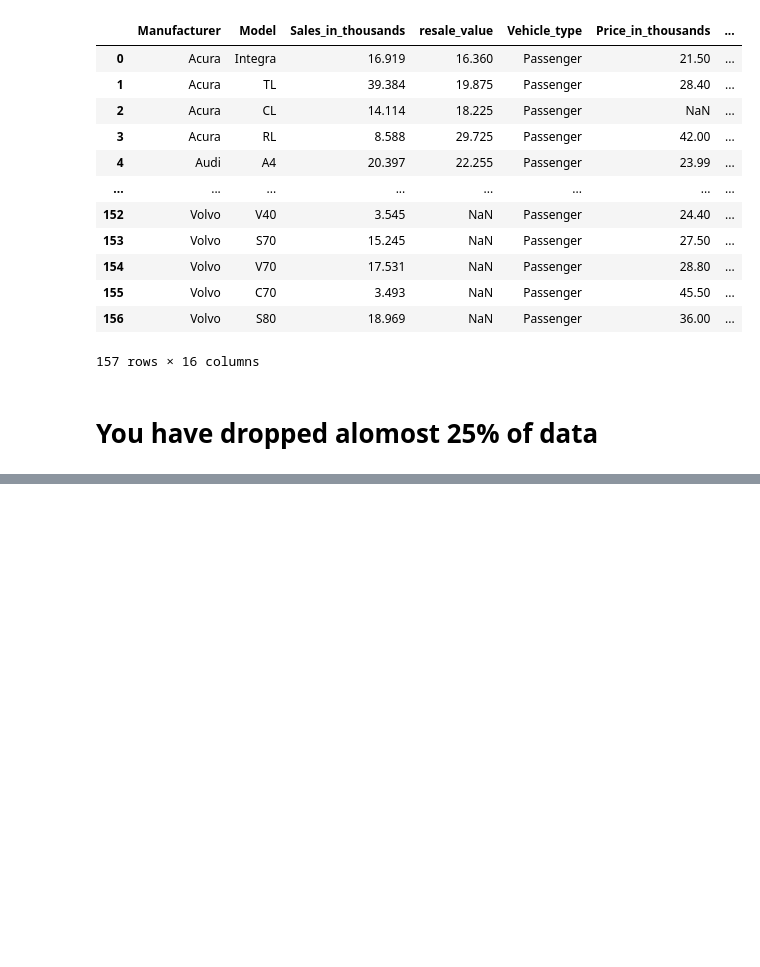
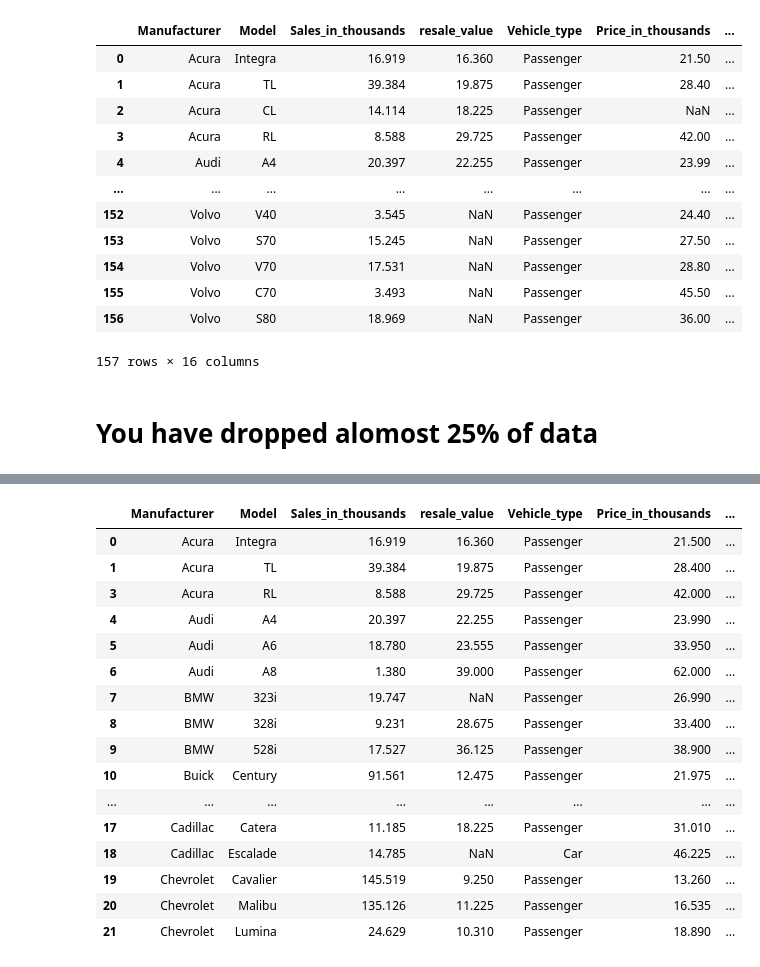
Before and after one commit to Bansal2905/Python-practice-questions, a Jupyter notebook: libraries.ipynb, the cells around one changed output, grey strips where cells are left out. Saved outputs shown, nothing was run; the diff lists cells and outputs as text; code cells hidden in the pictures; blank space fills up the shorter version.

Commit message:
Dealing with missing values

```diff
--- a/libraries.ipynb
+++ b/libraries.ipynb
@@ -126,0 +159,4 @@ df
+# %%
+cols = list(df.columns)
+# %%
+cols.remove('resale_value')
@@ -126,0 +181,2 @@ df
+# %%
+df.dropna(subset = cols,inplace = True)
@@ -126,0 +221,20 @@ df
+# %%
+df.head(20)
+# %% [output]
+|  | Manufacturer | Model | Sales_in_thousands | resale_value | Vehicle_type | Price_in_thousands | ... |
+| 0 | Acura | Integra | 16.919 | 16.360 | Passenger | 21.500 | ... |
+| 1 | Acura | TL | 39.384 | 19.875 | Passenger | 28.400 | ... |
+| 3 | Acura | RL | 8.588 | 29.725 | Passenger | 42.000 | ... |
+| 4 | Audi | A4 | 20.397 | 22.255 | Passenger | 23.990 | ... |
+| 5 | Audi | A6 | 18.780 | 23.555 | Passenger | 33.950 | ... |
+| 6 | Audi | A8 | 1.380 | 39.000 | Passenger | 62.000 | ... |
+| 7 | BMW | 323i | 19.747 | NaN | Passenger | 26.990 | ... |
+| 8 | BMW | 328i | 9.231 | 28.675 | Passenger | 33.400 | ... |
+| 9 | BMW | 528i | 17.527 | 36.125 | Passenger | 38.900 | ... |
+| 10 | Buick | Century | 91.561 | 12.475 | Passenger | 21.975 | ... |
+| ... | ... | ... | ... | ... | ... | ... | ... |
+| 17 | Cadillac | Catera | 11.185 | 18.225 | Passenger | 31.010 | ... |
+| 18 | Cadillac | Escalade | 14.785 | NaN | Car | 46.225 | ... |
+| 19 | Chevrolet | Cavalier | 145.519 | 9.250 | Passenger | 13.260 | ... |
+| 20 | Chevrolet | Malibu | 135.126 | 11.225 | Passenger | 16.535 | ... |
+| 21 | Chevrolet | Lumina | 24.629 | 10.310 | Passenger | 18.890 | ... |
```
Also changed, not shown: parts of 24 cells of this notebook.
